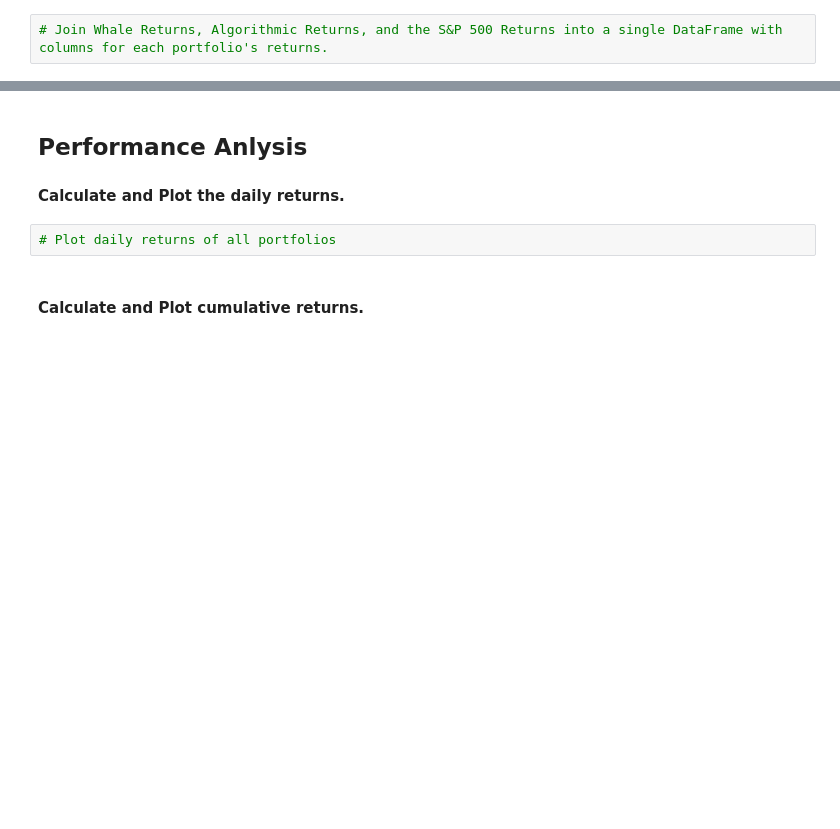
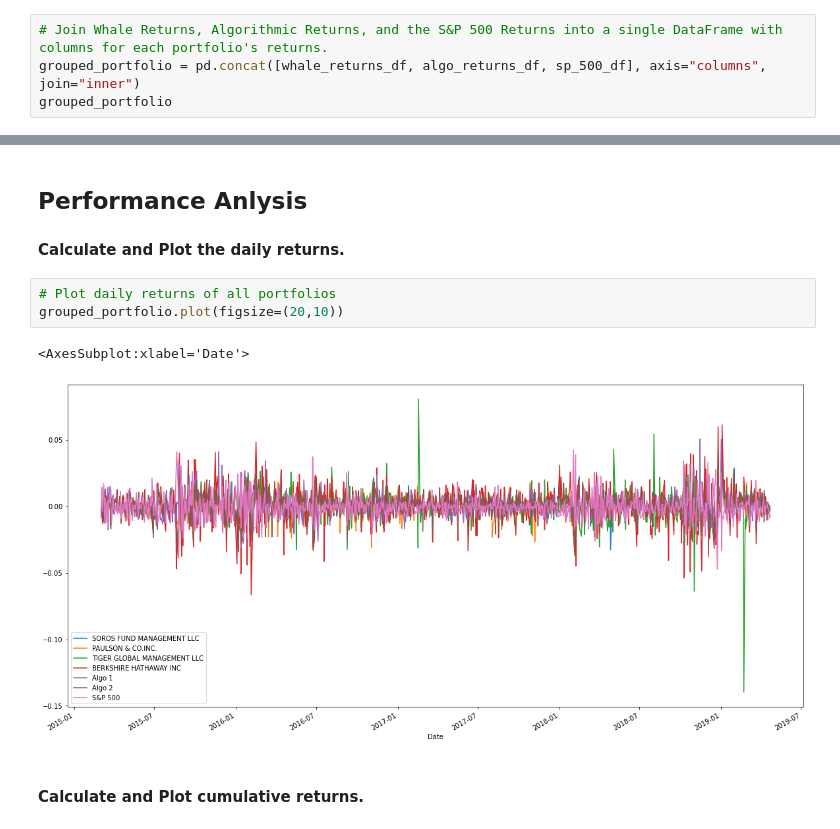
Before and after one commit to chaka37/Pandas, a Jupyter notebook: whale_analysis.ipynb, the cells around one changed output, grey strips where cells are left out. Drawn from its saved outputs; the diff is of its cells as text; blank space fills up the shorter version.

Commit message:
Used concat function to combine all the data into one dataframe, also plotted the df and changed the figure size to allow for better visualization

```diff
--- a/whale_analysis.ipynb
+++ b/whale_analysis.ipynb
@@ -328,3 +328,5 @@ sp_500_df
 ## Combine Whale, Algorithmic, and S&P 500 Returns
 # %%
 # Join Whale Returns, Algorithmic Returns, and the S&P 500 Returns into a single DataFrame with columns for each portfolio's returns.
+grouped_portfolio = pd.concat([whale_returns_df, algo_returns_df, sp_500_df], axis="columns", join="inner")
+grouped_portfolio
@@ -340,6 +357,10 @@ In this section, you will calculate and visualize performance and risk metrics f
 #### Calculate and Plot the daily returns.
 # %%
 # Plot daily returns of all portfolios
+grouped_portfolio.plot(figsize=(20,10))
+# %% [output]
+<AxesSubplot:xlabel='Date'>
+[figure, added]
 # %% [markdown]
 #### Calculate and Plot cumulative returns.
 # %%
```
Also changed, not shown: parts of 1 cell of this notebook.
